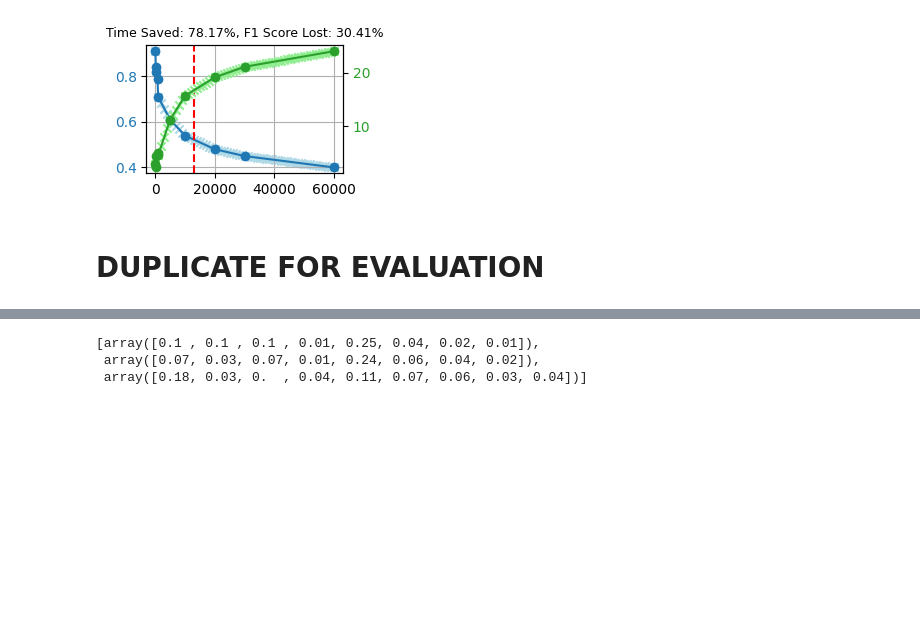
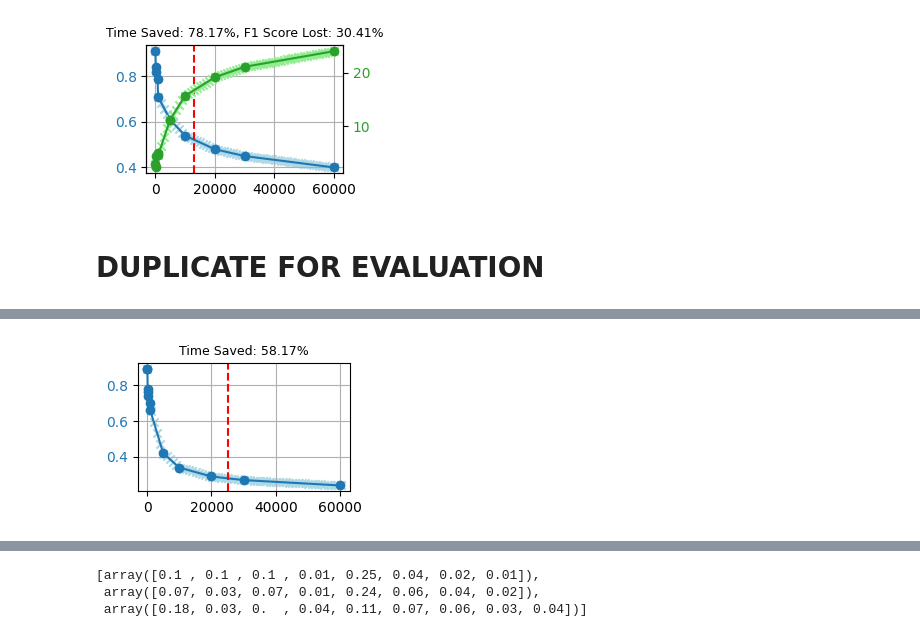
Before and after one commit to arbab-ml/NeRFs-in-the-Wild, a Jupyter notebook: helper-scripts/analysis_results.ipynb, the cells around one changed output, grey strips where cells are left out. Cells and saved outputs as stored; diff of their text form; code cells hidden in the pictures; blank space fills up the shorter version.

```diff
--- a/helper-scripts/analysis_results.ipynb
+++ b/helper-scripts/analysis_results.ipynb
@@ -548,4 +548,4 @@ def process_and_plot(inspect_model, file_path, granularity=1000, output_path="ou
 scenario_files = ['/work/mech-ai-scratch/arbab/tanksandtemples-eval/TanksAndTemples/python_toolbox/evaluation/data/lpips-validation-data-processed/evaluations/results-lpips.csv']
 inspect_model="NeRFacto"
 for file in scenario_files:
-    process_and_plot(inspect_model, file, granularity=1000, output_path="analysis/lpips_vs_f1/")
+    process_and_plot(inspect_model, file, granularity=1000, output_path="analysis/lpips_vs_f1_eval/")
@@ -551,0 +554,79 @@ for file in scenario_files:
+# %%
+import numpy as np
+import pandas as pd
+import matplotlib.pyplot as plt
+from scipy.interpolate import interp1d
+import os
+
+def simple_plateau_detection(metric_values, threshold=0.01, consistency_length=5):
+    if len(metric_values) < consistency_length:
+        return 0
+
+    for i in range(1, len(metric_values)):
+        if all(abs(metric_values[j] - metric_values[j - 1]) < threshold
+               for j in range(max(0, i - consistency_length + 1), i)):
+            return i
+    return len(metric_values) - 1
+
+def process_and_plot(inspect_model, file_path, granularity=1000, output_path="output"):
+    # Read data
+    data = pd.read_csv(file_path)
+    model_data = data[data['Model Name'] == inspect_model]
+    sorted_model_data = model_data.sort_values('Number of Iterations').drop_duplicates('Number of Iterations')
+
+    # Extract values
+    iterations = sorted_model_data['Number of Iterations'].values
+    lpips_values = sorted_model_data['LPIPS'].values
+
+    # Interpolation
+    interp_lpips = interp1d(iterations, lpips_values, kind='linear', fill_value="extrapolate")
+
+    new_iterations = np.arange(min(iterations), max(iterations) + granularity, granularity)
+    interpolated_lpips = interp_lpips(new_iterations)
+
+    # Find stopping point
+    stopping_index = simple_plateau_detection(
+        interpolated_lpips,
+        threshold=0.005, #default 0.01
+        consistency_length=6
+    )
+
+    # Calculate time saved in percentage
+    time_saved_percent = 100 * (1 - new_iterations[stopping_index] / max(iterations))
+
+    # Plotting
+    plt_size = (5 / 1.75, 3.5 / 1.75)
+    f = plt.figure(figsize=plt_size)
+    ax = plt.subplot(111)
+
+    # Plot LPIPS values
+    ax.plot(iterations, lpips_values, label='Original LPIPS', marker='o', linestyle='-', color='tab:blue', linewidth=1.5)
+    ax.scatter(new_iterations, interpolated_lpips, label='Interpolated LPIPS', marker='x', color='lightblue')
+
+    ax.axvline(x=new_iterations[stopping_index], color='red', linestyle='--', linewidth=1.5, label='Stopping Point')
+    # ax.set_xlabel('Number of Iterations')
+    # ax.set_ylabel('LPIPS Value', color='tab:blue')
+    ax.tick_params(axis='y', labelcolor='tab:blue')
+
+    plt.title(f'Time Saved: {time_saved_percent:.2f}%', fontsize=9)
+    ax.grid(True)
+    f.tight_layout()
+
+    # Saving the plot as a PDF
+    additional_identifier=file_path.split('/')[-3]
+    output_file_name = os.path.join(output_path, inspect_model + "_" +  additional_identifier +"_" + os.path.basename(file_path).replace('.csv', '.pdf'))
+    f.savefig(output_file_name, format="pdf", bbox_inches="tight")
+    plt.show()
+
+# Example usage
+scenario_files = ['/work/mech-ai-scratch/arbab/tanksandtemples-eval/TanksAndTemples/python_toolbox/evaluation/data/lpips-validation-data-processed/evaluations/results-lpips.csv',
+                  '/work/mech-ai-scratch/arbab/tanksandtemples-eval/TanksAndTemples/python_toolbox/evaluation/data/lpips-validation-data-processed-1/evaluations/results-lpips.csv',
+                  '/work/mech-ai-scratch/arbab/tanksandtemples-eval/TanksAndTemples/python_toolbox/evaluation/data/lpips-validation-data-processed-2/evaluations/results-lpips.csv',
+                  '/work/mech-ai-scratch/arbab/tanksandtemples-eval/TanksAndTemples/python_toolbox/evaluation/data/lpips-validation-data-processed-3/evaluations/results-lpips.csv',
+                  '/work/mech-ai-scratch/arbab/tanksandtemples-eval/TanksAndTemples/python_toolbox/evaluation/data/lpips-validation-data-processed-4/evaluations/results-lpips.csv',
+                  '/work/mech-ai-scratch/arbab/tanksandtemples-eval/TanksAndTemples/python_toolbox/evaluation/data/lpips-validation-data-processed-5/evaluations/results-lpips.csv']
+inspect_model="NeRFacto"
+for file in scenario_files:
+    process_and_plot(inspect_model, file, granularity=1000, output_path="analysis/lpips_vs_f1_eval/")
+# %% [output]
+[figure, added]
```
Also changed, not shown: parts of 2 cells of this notebook, 8 other files.
